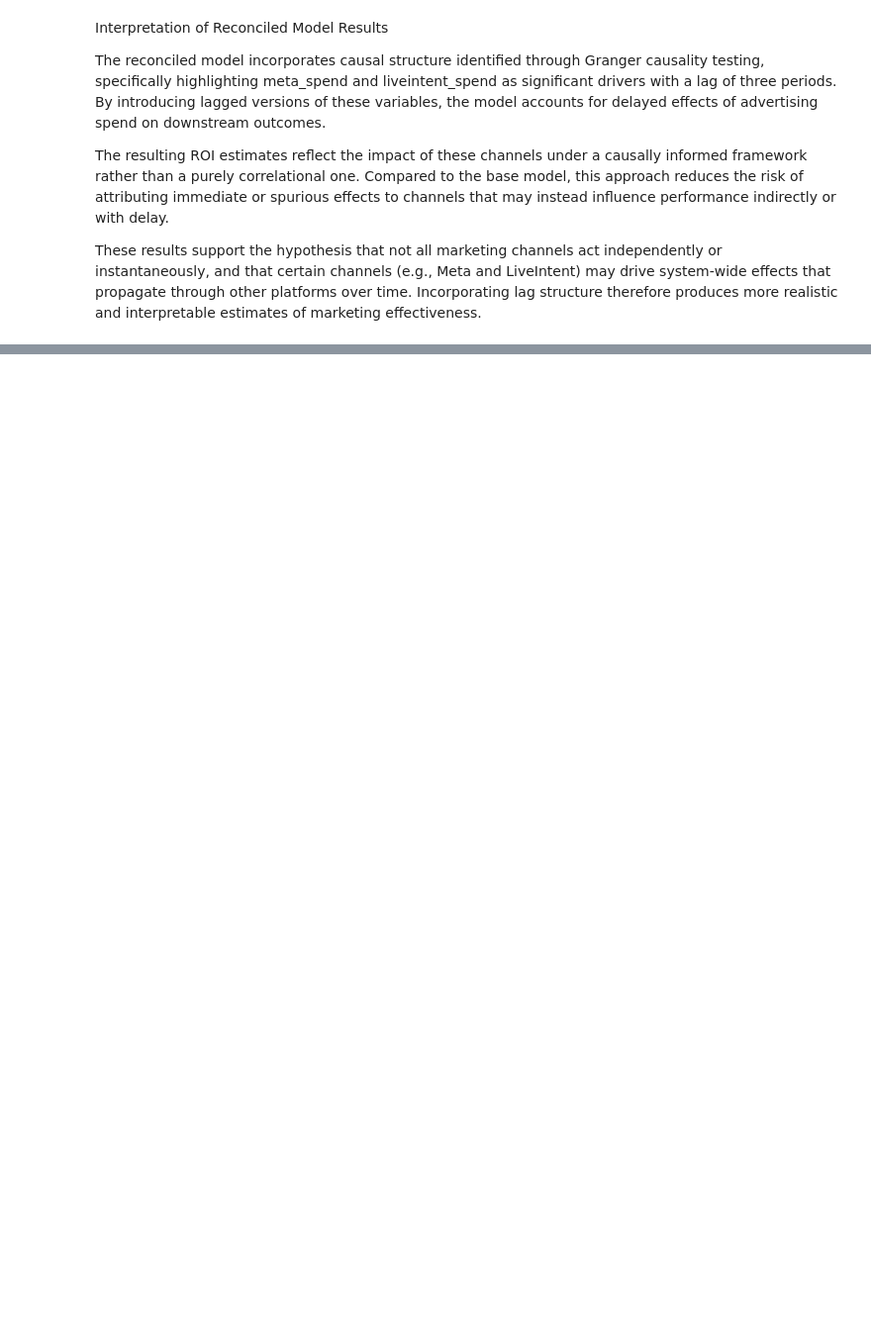
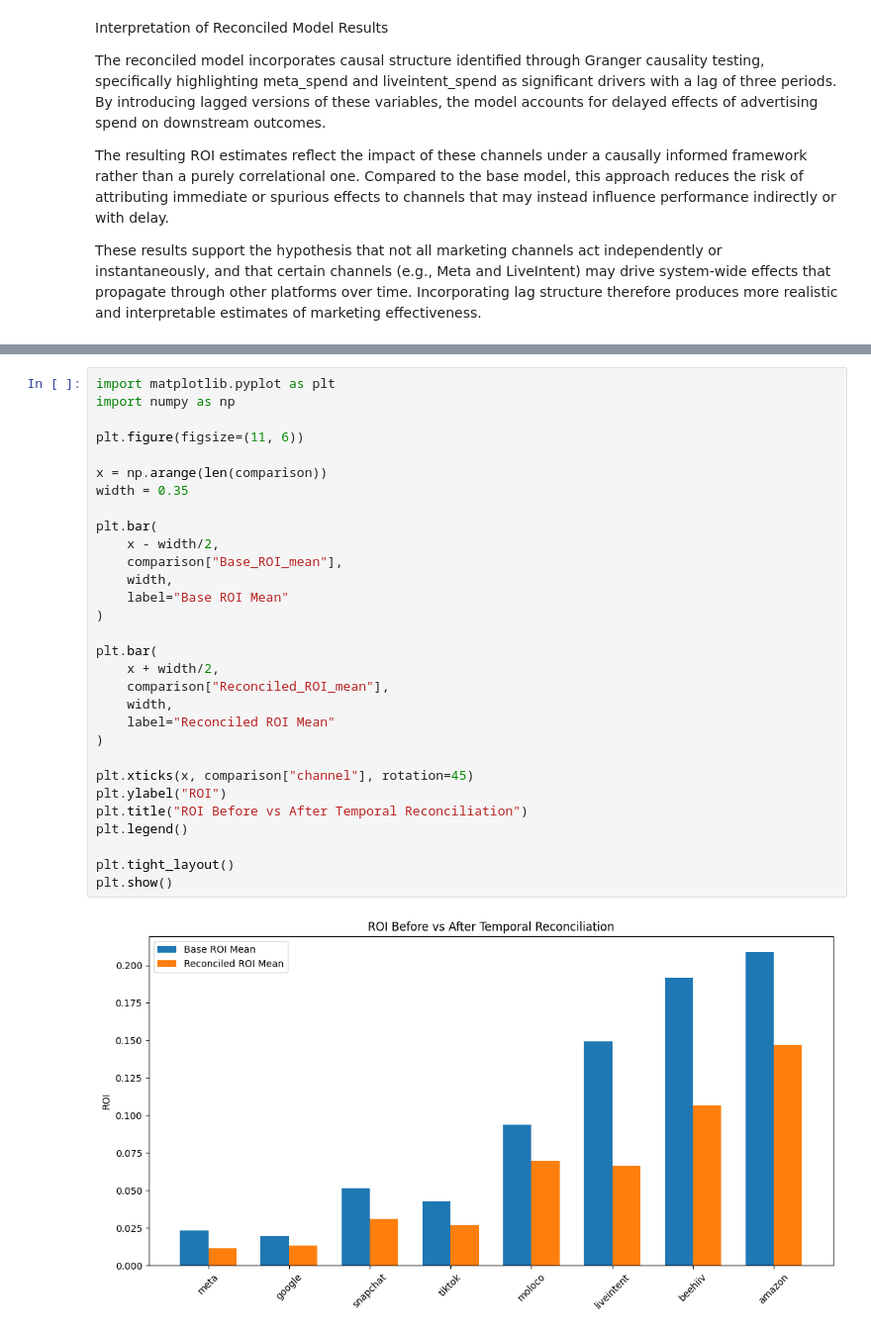
Before and after one commit to pstat197/BlueAlpha3-Synergy-Analysis, a Jupyter notebook: notebooks/base_model_reconciliation.ipynb, the cells around one changed output, grey strips where cells are left out. Shown at 99% size. Drawn from its saved outputs; the diff is of its cells as text; blank space fills up the shorter version.

```diff
--- a/notebooks/base_model_reconciliation.ipynb
+++ b/notebooks/base_model_reconciliation.ipynb
@@ -289,0 +415,32 @@ These results support the hypothesis that not all marketing channels act indepen
+# %%
+import matplotlib.pyplot as plt
+import numpy as np
+
+plt.figure(figsize=(11, 6))
+
+x = np.arange(len(comparison))
+width = 0.35
+
+plt.bar(
+    x - width/2,
+    comparison["Base_ROI_mean"],
+    width,
+    label="Base ROI Mean"
+)
+
+plt.bar(
+    x + width/2,
+    comparison["Reconciled_ROI_mean"],
+    width,
+    label="Reconciled ROI Mean"
+)
+
+plt.xticks(x, comparison["channel"], rotation=45)
+plt.ylabel("ROI")
+plt.title("ROI Before vs After Temporal Reconciliation")
+plt.legend()
+
+plt.tight_layout()
+plt.show()
+# %% [output]
+[figure, added]
```
Also changed, not shown: parts of 11 cells of this notebook.
